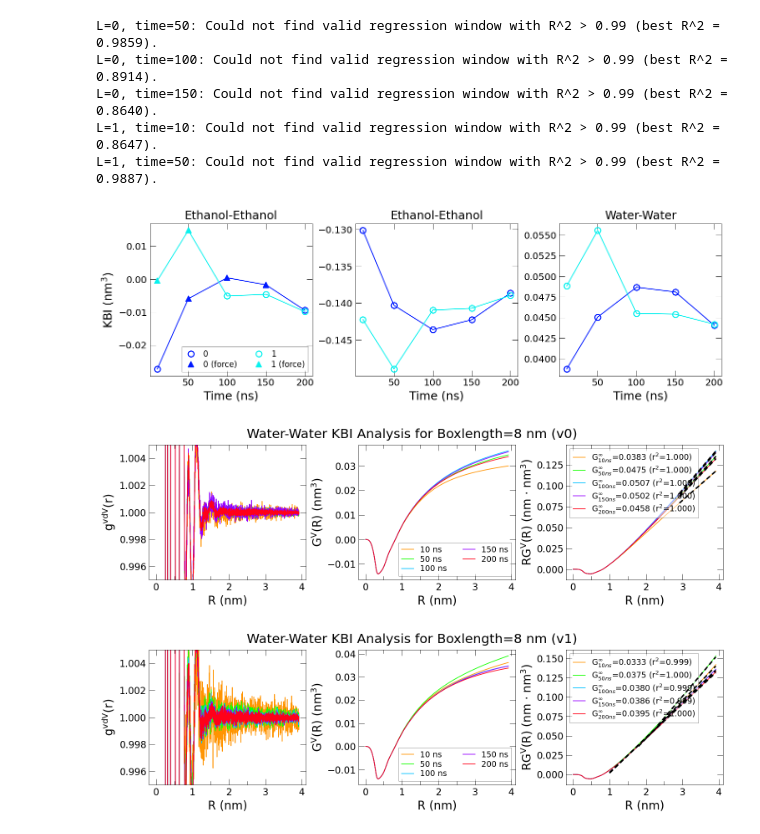
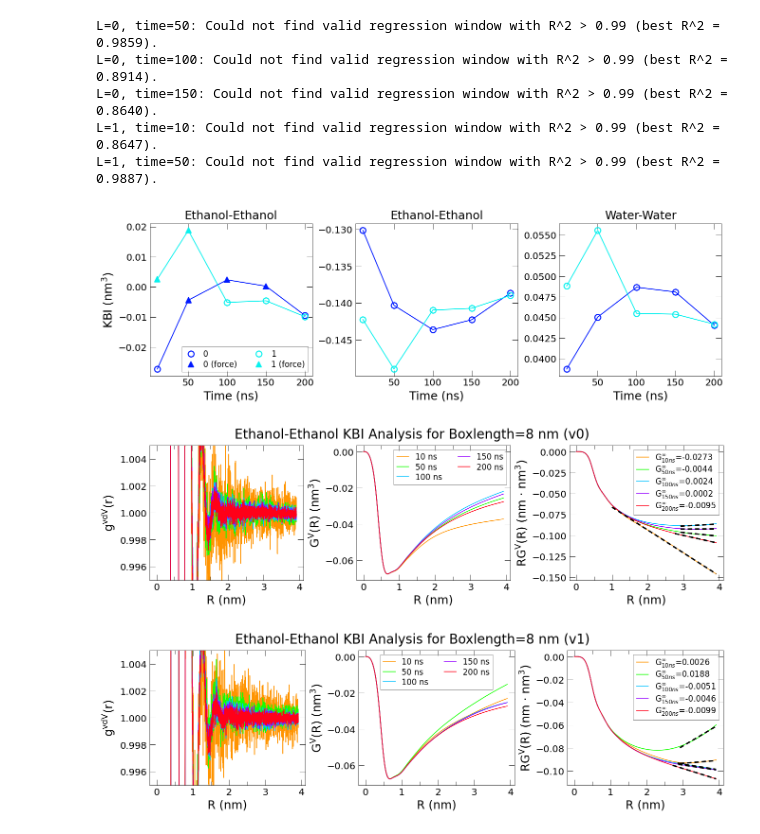
Before and after one commit to anl-sepsci/kbkit, a Jupyter notebook: examples/size_effects.ipynb, the cells around one changed output. Drawn from its saved outputs; the diff is of its cells as text; code cells hidden in the pictures.

```diff
--- a/examples/size_effects.ipynb
+++ b/examples/size_effects.ipynb
@@ -315,7 +314,7 @@ for L in boxlengths:
         print(f"Analyzing: {L=}nm, {time=}ns")
         for f in natsorted(path.glob("*.xvg")):
             # get KBInt obj
-            integ = KBIntegrator.from_rdf(rdf_file=f, system_properties=sysprop, errors="raise", force=False)
+            integ = KBIntegrator.from_rdf(rdf=f, system_properties=sysprop, errors="raise", force=False)
             rdf_mols = tuple(RdfParser.extract_molecules(f.name, sysprop.get("molecules")))
             kbints[L].setdefault(time, {})[rdf_mols] = integ
             mol_pairs.add(rdf_mols)
@@ -343,14 +342,10 @@ mol_pairs = natsorted(mol_pairs)
 times = natsorted(times)
 # %%
 # compute KBI for each combo
-stepsize_by_box = {3.2: 1, 4: 1, 6: 5, 8: 12, 10: 12}
-
 kbi_shape = len(boxlengths), len(times), len(mol_pairs)
-
 kbis_converged = np.full(kbi_shape, fill_value=np.nan)
 kbis_forced = np.full(kbi_shape, fill_value=np.nan)
 kbis_all = np.full(kbi_shape, fill_value=np.nan)
-
 for b, (L, boxdict) in enumerate(kbints.items()):
     for t, (time, timedict) in enumerate(boxdict.items()):
         for mols, integ in timedict.items():
@@ -360,8 +355,8 @@ for b, (L, boxdict) in enumerate(kbints.items()):
                 kbis_converged[b, t, i] = kbi
                 kbis_all[b, t, i] = kbi
             except KBIConvergenceError as e:
-                print(f"{L=}, {time=}: {e}")
-                kbi_f = integ.compute_kbi(weight_type="u2")
+                print(f"{L=}nm, {time=}ns, KBIConvergenceError: {e}")
+                kbi_f = integ.compute_geometric_extrapolation(maximize_r2=False, r2_threshold=-np.inf)["G"]
                 kbis_forced[b, t, i] = kbi_f
                 kbis_all[b, t, i] = kbi_f
 # %% [output]
@@ -470,7 +465,7 @@ for s, sys in enumerate(replicates_8nm):
     for path in rdf_paths:
         time = extract_time(path.name)
         for f in natsorted(path.glob("*.xvg")):
-            integ = KBIntegrator.from_rdf(rdf_file=f, system_properties=sysprop, errors="raise", force=False)
+            integ = KBIntegrator.from_rdf(rdf=f, system_properties=sysprop, errors="raise", force=False)
             rdf_mols = tuple(RdfParser.extract_molecules(f.name, sysprop.get("molecules")))
             kbints_8nm[s].setdefault(time, {})[rdf_mols] = integ
 # %%
@@ -490,9 +485,9 @@ for b, (L, boxdict) in enumerate(kbints_8nm.items()):
                 kbis_all_8nm[b, t, i] = kbi
             except KBIConvergenceError as e:
                 print(f"{L=}, {time=}: {e}")
-                kbi_f = integ.compute_kbi(weight_type="u2")
-                kbis_forced_8nm[b, t, i] = kbi_f
-                kbis_all_8nm[b, t, i] = kbi_f
+                res_f = integ.compute_geometric_extrapolation(maximize_r2=False, r2_threshold=-np.inf)
+                kbis_forced_8nm[b, t, i] = res_f["G"]
+                kbis_all_8nm[b, t, i] = res_f["G"]
 # %% [output]
 L=0, time=50: Could not find valid regression window with R^2 > 0.99 (best R^2 = 0.9859).
 L=0, time=100: Could not find valid regression window with R^2 > 0.99 (best R^2 = 0.8914).
@@ -502,12 +497,12 @@ L=1, time=50: Could not find valid regression window with R^2 > 0.99 (best R^2 =
 # %%
 plot_kbi_vs_time(kbints_8nm, kbis_converged_8nm, kbis_forced_8nm, kbis_all_8nm, cmap="jet")
 # %% [output]
-[figure, old version]
+[figure, new version]
 # %%
-plot_times(kbint_dict=kbints_8nm, key=0, mols=("spcew", "spcew"))
+plot_times(kbint_dict=kbints_8nm, key=0, kbis_c=kbis_converged_8nm, mols=("ethol", "ethol"), dpi=110)
 # %% [output]
-[figure, old version]
+[figure, new version]
 # %%
-plot_times(kbint_dict=kbints_8nm, key=1, mols=("spcew", "spcew"))
+plot_times(kbint_dict=kbints_8nm, key=1, kbis_c=kbis_converged_8nm, mols=("ethol", "ethol"), dpi=110)
 # %% [output]
-[figure, old version]
+[figure, new version]
```
Also changed, not shown: parts of 11 cells of this notebook, 53 other files.
